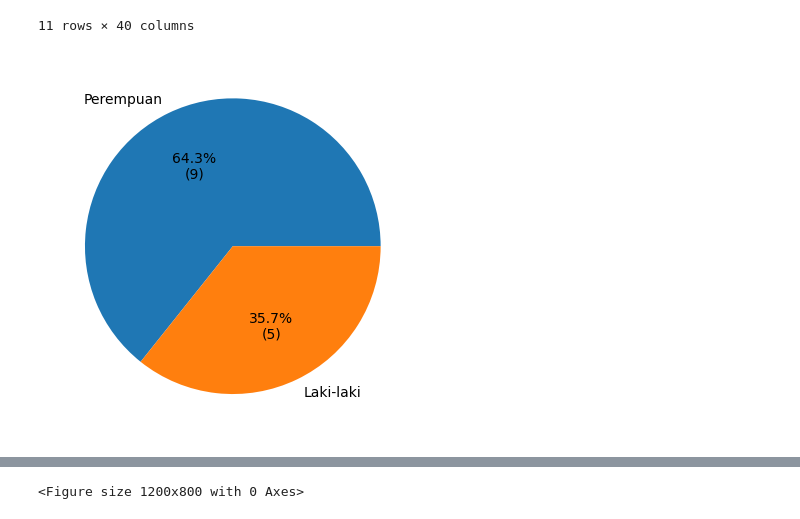
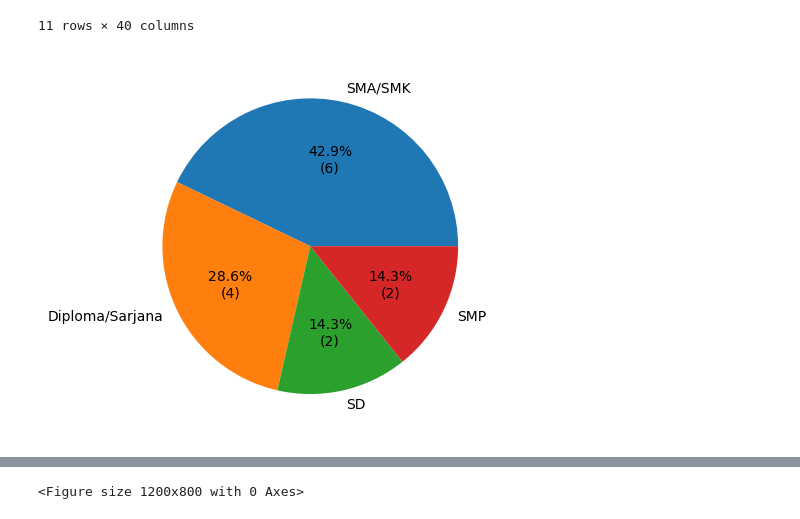
Before and after one commit to taudataanalytics/bakti2024, a Jupyter notebook: Bakti-2024.ipynb, the cells around one changed output, grey strips where cells are left out. Saved outputs shown, nothing was run; the diff lists cells and outputs as text; code cells hidden in the pictures.

```diff
--- a/Bakti-2024.ipynb
+++ b/Bakti-2024.ipynb
@@ -143,8 +146,8 @@ dfE.describe(include="all")
 | max | 48.000000 | NaN | NaN | NaN | NaN | NaN | NaN | NaN | NaN | NaN | ... | ... |
 11 rows × 40 columns
 # %%
-s = dfE.JK.value_counts()
+s = dfE.TP.value_counts()
 p = plt.pie(s, labels = s.index, autopct=autopct_format(s))
 plt.show()
 # %% [output]
-[figure, old version]
+[figure, new version]
```
Also changed, not shown: parts of 14 cells of this notebook.
